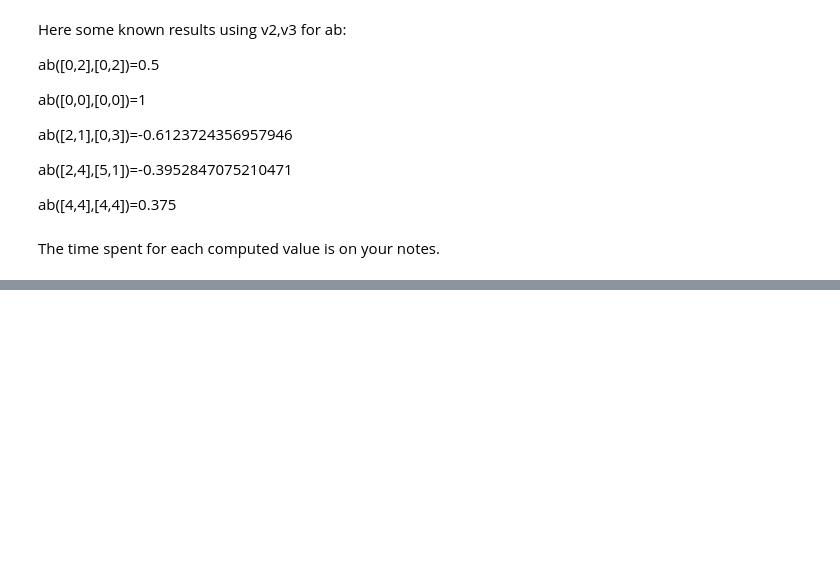
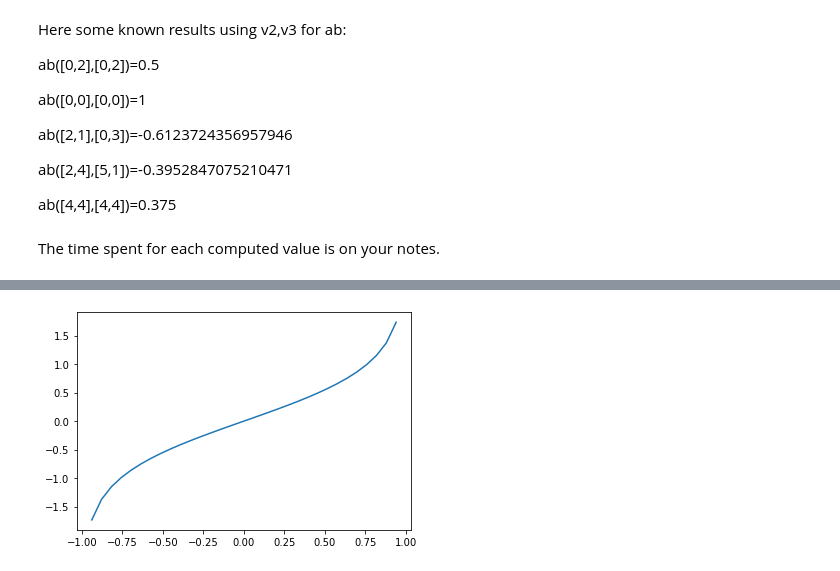
Before and after one commit to jcschindler01/bogo, a Jupyter notebook: src/Test.ipynb, the cells around one changed output, grey strips where cells are left out. Cells and saved outputs as stored; diff of their text form; code cells hidden in the pictures; blank space fills up the shorter version.

```diff
--- a/src/Test.ipynb
+++ b/src/Test.ipynb
@@ -76,0 +181,8 @@ Time ab([20,0],[10,10])=12.460918426513672
+# %%
+x = np.linspace(-3,3,100)
+y = np.arctanh(x)
+
+plt.plot(x,y)
+plt.show()
+# %% [output]
+[figure, added]
```
Also changed, not shown: parts of 9 cells of this notebook, 2 other files.
